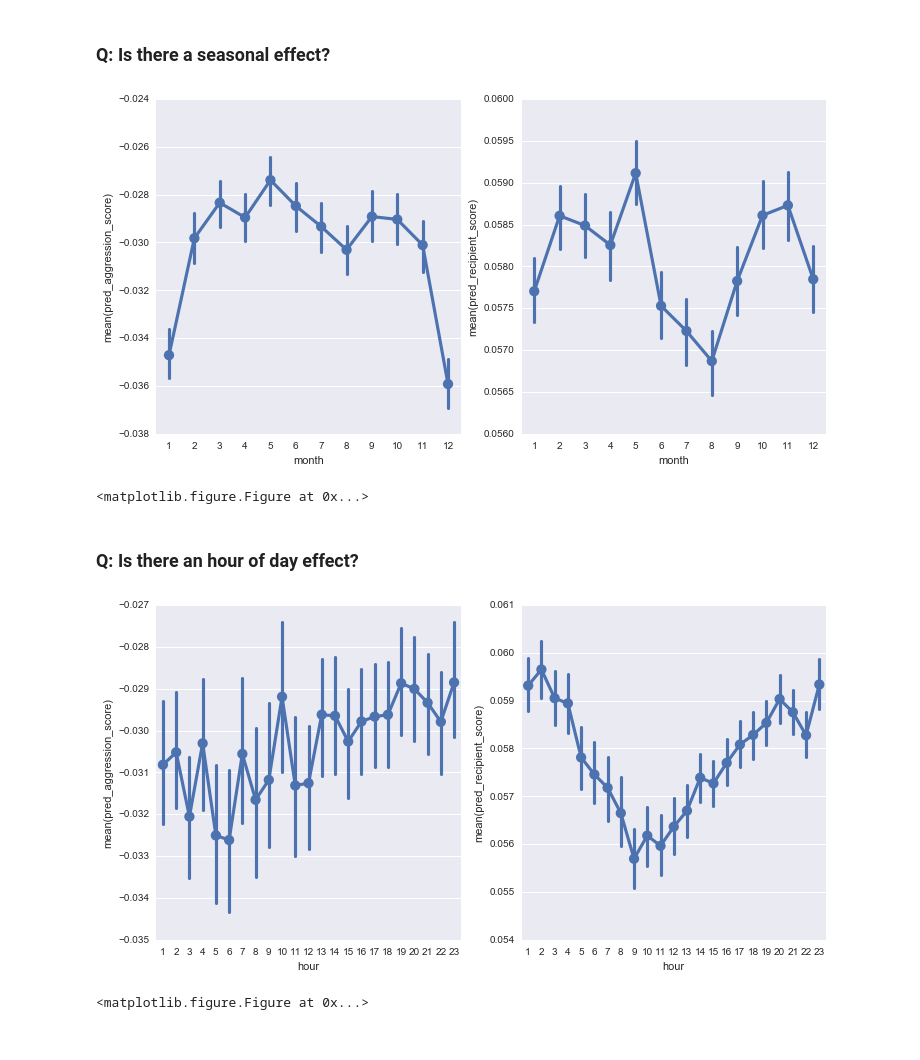
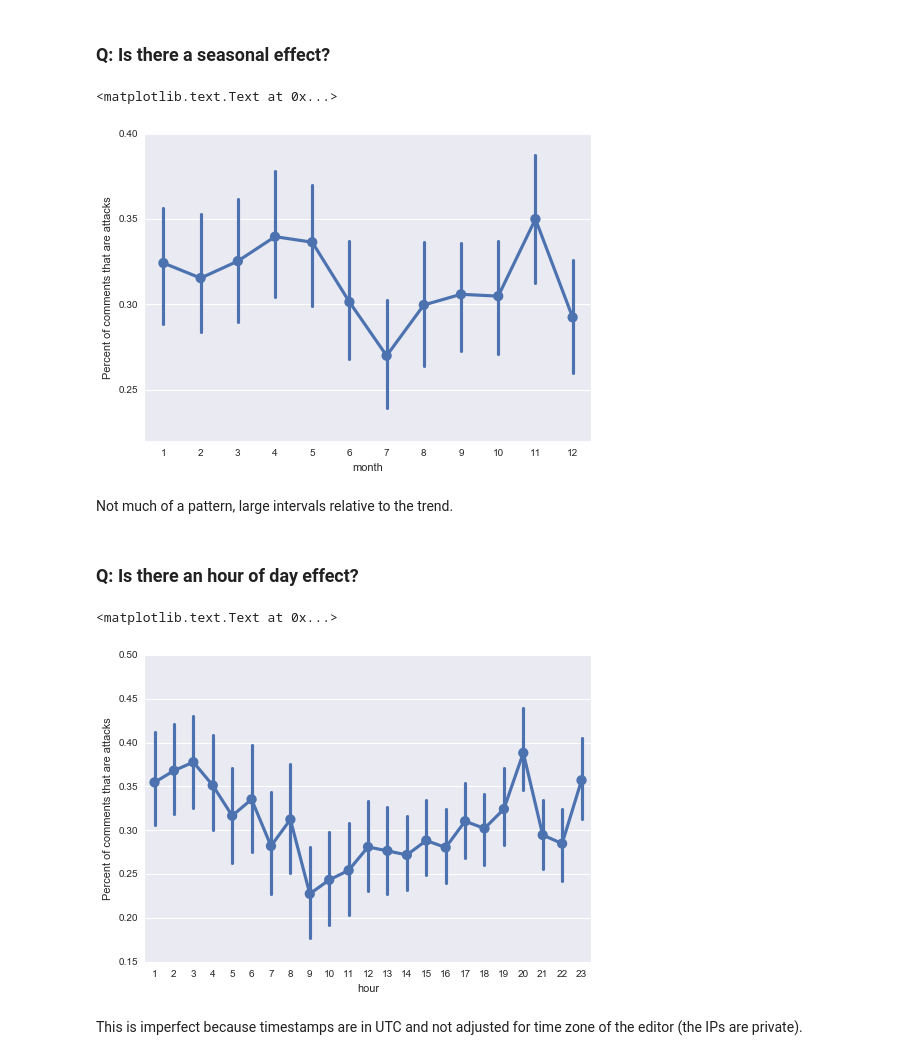
Before and after one commit to ewulczyn/wiki-detox, a Jupyter notebook: src/analysis/Prevalence of Personal Attacks.ipynb, the cells around one changed output. Cells and saved outputs as stored; diff of their text form; code cells hidden in the pictures.

```diff
--- a/src/analysis/Prevalence of Personal Attacks.ipynb
+++ b/src/analysis/Prevalence of Personal Attacks.ipynb
@@ -192,6 +195,8 @@ array([ 15.29736317,  15.54200827])
 # %%
-df_span = d['sample'][:100000].query('year > 2003 & year < 2016')
+df_span = d['sample'].query('year > 2003 & year < 2016')
+df_span['is_attack'] = (df_span['pred_recipient_score'] > 0.5).astype(int) * 100
 x = 'year'
 o = range(2004, 2016)
-compare_groups(df_span, x, order = o, table = False)
+sns.pointplot(x=x, y = 'is_attack', data = df_span, order = o)
+plt.ylabel('Percent of comments that are attacks')
 # %% [output]
@@ -202,16 +209,22 @@ compare_groups(df_span, x, order = o, table = False)
 # %%
 x = 'month'
 o = range(1, 13)
-compare_groups(d['sample'], x, order = o, table = False)
+sns.pointplot(x=x, y = 'is_attack', data = df_span, order = o)
+plt.ylabel('Percent of comments that are attacks')
 # %% [output]
+<matplotlib.text.Text at 0x...>
-[figure, old version]
+[figure, new version]
-<matplotlib.figure.Figure at 0x...>
+# %% [markdown]
+Not much of a pattern, large intervals relative to the trend.
 # %% [markdown]
 ### Q: Is there an hour of day effect?
 # %%
 x = 'hour'
 o  = range(1, 24)
-compare_groups(d['sample'], x, order = o, table = False)
+sns.pointplot(x=x, y = 'is_attack', data = df_span, order = o)
+plt.ylabel('Percent of comments that are attacks')
 # %% [output]
+<matplotlib.text.Text at 0x...>
-[figure, old version]
+[figure, new version]
-<matplotlib.figure.Figure at 0x...>
+# %% [markdown]
+This is imperfect because timestamps are in UTC and not adjusted for time zone of the editor (the IPs are private).
```
Also changed, not shown: parts of 31 cells of this notebook, 3 other files.
